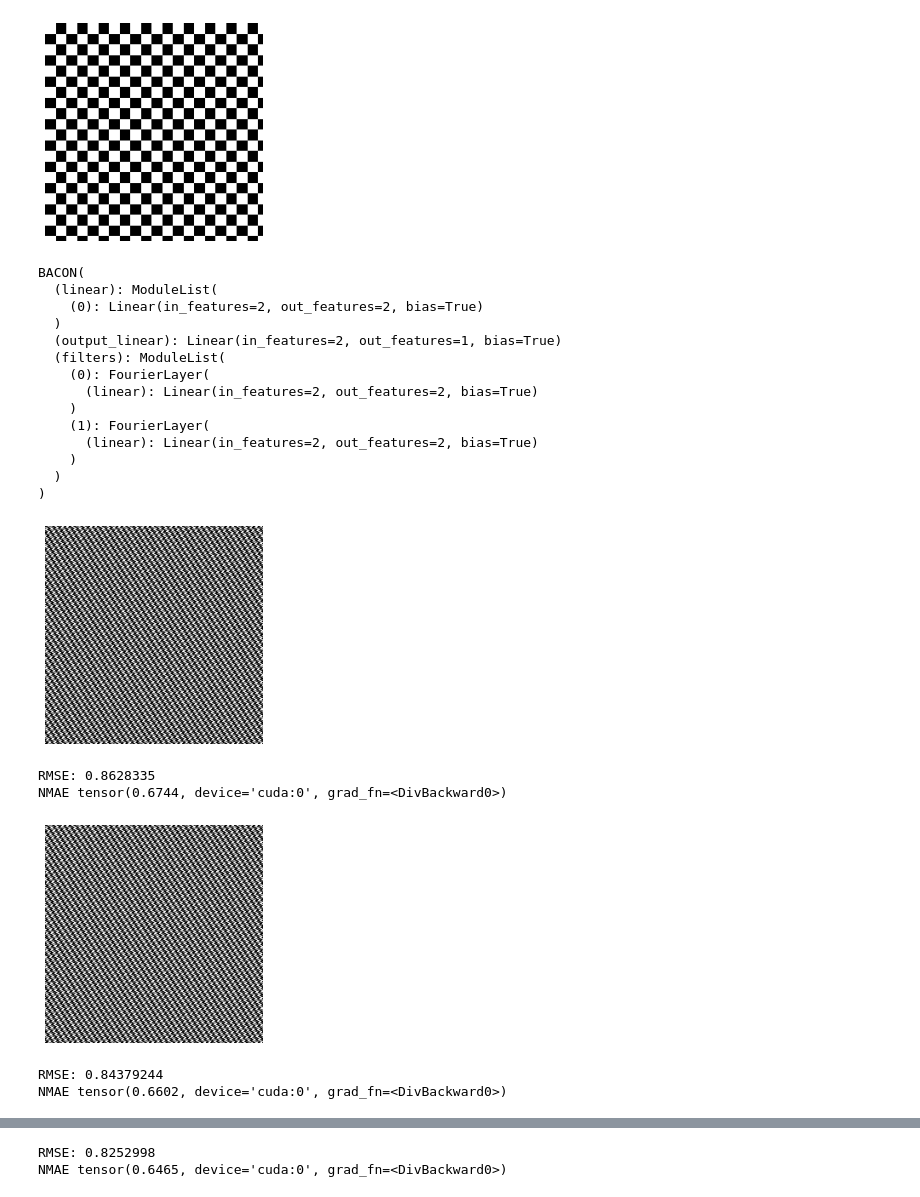
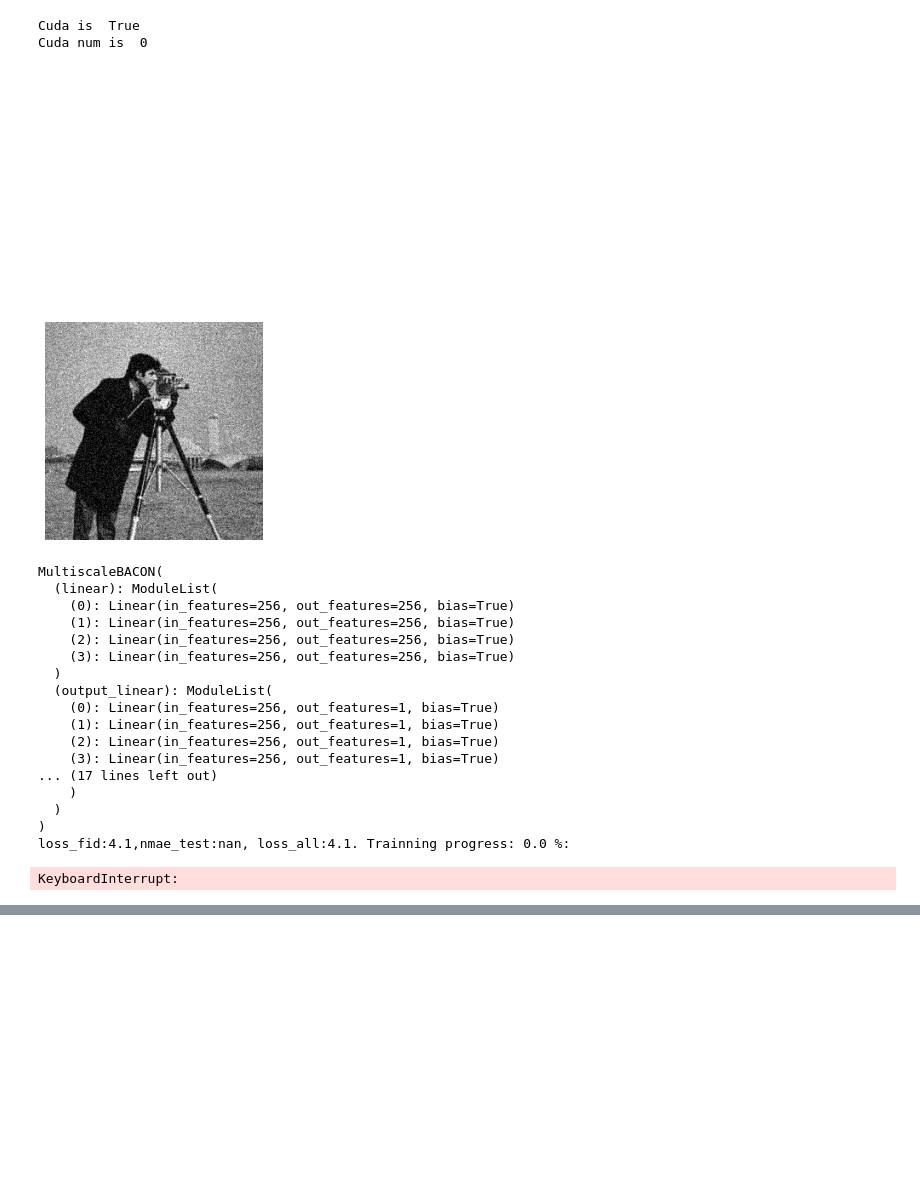
Before and after one commit to lizhemin15/INRR, a Jupyter notebook: main.ipynb, the cells around one changed output, grey strips where cells are left out. Saved outputs shown, nothing was run; the diff lists cells and outputs as text; code cells hidden in the pictures; blank space fills up the shorter version.

Commit message:
Denoising

```diff
--- a/main.ipynb
+++ b/main.ipynb
@@ -21,8 +21,8 @@ m,n = 256,256
 #model_name = 'fourier'#'fourier'#'garbor'
 #para = [2,256,1]
 
-model_name = 'bacon'
-para = [256,128,2]
+model_name = 'mulbacon'
+para = [256,128,4]
 
 # model_name = 'msn'
 # para = [m,n]
@@ -37,59 +37,61 @@ data_path='./train_pics/Cameraman.jpg'
 # 为random时为随机丢失，和之后的random_rate相配合。
 # 为patch时，为丢失固定位置的像素，无需额外设置。
 # 为fixed时需要设置mask_path确定掩码图像
-mask_mode='patch_num' # 'patch','fixed'
+mask_mode='random'#'patch_num' # 'patch','fixed'
 # 当mask_mode为fixed时启用，读取掩码矩阵
 mask_path='./masks/mask.png'
 # 当mask_mode为random时启用，为丢失像素值的比例 [0,1]
-random_rate=0.75
+random_rate=0
 # 正则项的添加，包含四种正则项
 # 使用 None 代表无需正则
 # 使用 'TV' 代表使用默认参数的TV正则
 # 使用 'AIR' 代表使用默认参数的AIR自适应正则
 # 使用 'NN' 代表使用一个卷积神经网络正则
 # 使用 'eta' 代表自定义混合正则，由四项系数控制，分别控制['TV','row of AIR','col of AIR','NN']正则的系数，当填None时代表不使用该正则
 reg_mode = None # 'TV',''AIR','NN',None,'eta':custom
 # 使用 'eta' 时启用
 eta = [1e2,None,None,None]
 
 # 训练批次
 epoch=1001
 
 # 定义训练任务，在task.py中定义，对于去噪或是其他逆问题只需要修改这个函数即可
 task_dmf = task.shuffle_task(m=m,n=n,data_path=data_path,mask_mode=mask_mode,random_rate=random_rate,
                      mask_path=mask_path,given_mask=None,para=para,input_mode='masked',
                     std_b=1e-3,reg_mode=reg_mode,model_name=model_name,pro_mode='mask',
-                                 opt_type='Adam',shuffle_mode='I',verbose=False,std_w=1e-3,act='tanh',
-                             patch_num=10,net_list=['fp','garbor'],n_layers=8,scale_factor=2,model_load_path=None)
+                                 opt_type='Adam',shuffle_mode='I',verbose=True,std_w=1e-3,act='tanh',
+                             patch_num=10,net_list=['fp','garbor'],n_layers=8,scale_factor=2,model_load_path=None,
+                             task_type='denoising',noise_dict={'type':'gaussian','sigma':0.1,'SNR':0.1,'lam':0.1})
 # 对定义的训练任务进行训练
 # 通过print_epoch,imshow_epoch参数调节每隔多少次输出一次
 # 通过imshow 调节是否输出图像
 task_dmf.train(epoch=epoch,print_epoch=100,imshow_epoch=100,plot_mode='gray',
-                   verbose=False,imshow=True,stop_err=None,eta=eta,model_save_path='./save_models/test.pth',model_save=True)
+                   verbose=True,imshow=True,stop_err=None,eta=eta,model_save_path='./save_models/test.pth',model_save=True,fid_name='mulbacon')
 # 绘制出收敛过程训练误差(Obs_MSE)和测试误差(Unk_MSE)的变化情况
 plot_tra(pro_list=task_dmf.pro_list,color='r',label='MSE',pointsize=50)
 plt.xlabel('Obs_MSE')
 plt.ylabel('Unk_MSE')
 plt.show()
 # %% [output]
+Cuda is  True
+Cuda num is  0
-[figure, old version]
+[figure, new version]
-BACON(
-  (linear): ModuleList(
-    (0): Linear(in_features=2, out_features=2, bias=True)
-  )
-  (output_linear): Linear(in_features=2, out_features=1, bias=True)
-  (filters): ModuleList(
-    (0): FourierLayer(
-      (linear): Linear(in_features=2, out_features=2, bias=True)
-    )
-    (1): FourierLayer(
-      (linear): Linear(in_features=2, out_features=2, bias=True)
-    )
-  )
-)
-[figure, old version]
+[figure, new version]
-RMSE: 0.8628335
-NMAE tensor(0.6744, device='cuda:0', grad_fn=<DivBackward0>)
+MultiscaleBACON(
+  (linear): ModuleList(
+    (0): Linear(in_features=256, out_features=256, bias=True)
+    (1): Linear(in_features=256, out_features=256, bias=True)
+    (2): Linear(in_features=256, out_features=256, bias=True)
+    (3): Linear(in_features=256, out_features=256, bias=True)
+  )
+  (output_linear): ModuleList(
+    (0): Linear(in_features=256, out_features=1, bias=True)
+    (1): Linear(in_features=256, out_features=1, bias=True)
+    (2): Linear(in_features=256, out_features=1, bias=True)
+    (3): Linear(in_features=256, out_features=1, bias=True)
+... (17 lines left out)
+    )
+  )
+)
+loss_fid:4.1,nmae_test:nan, loss_all:4.1. Trainning progress: 0.0 %:
-[figure, removed]
-RMSE: 0.84379244
-NMAE tensor(0.6602, device='cuda:0', grad_fn=<DivBackward0>)
+KeyboardInterrupt:
@@ -97,2 +97,0 @@ NMAE tensor(0.6602, device='cuda:0', grad_fn=<DivBackward0>)
-RMSE: 0.8252998
-NMAE tensor(0.6465, device='cuda:0', grad_fn=<DivBackward0>)
```
Also changed, not shown: parts of 1 cell of this notebook, 4 other files.
